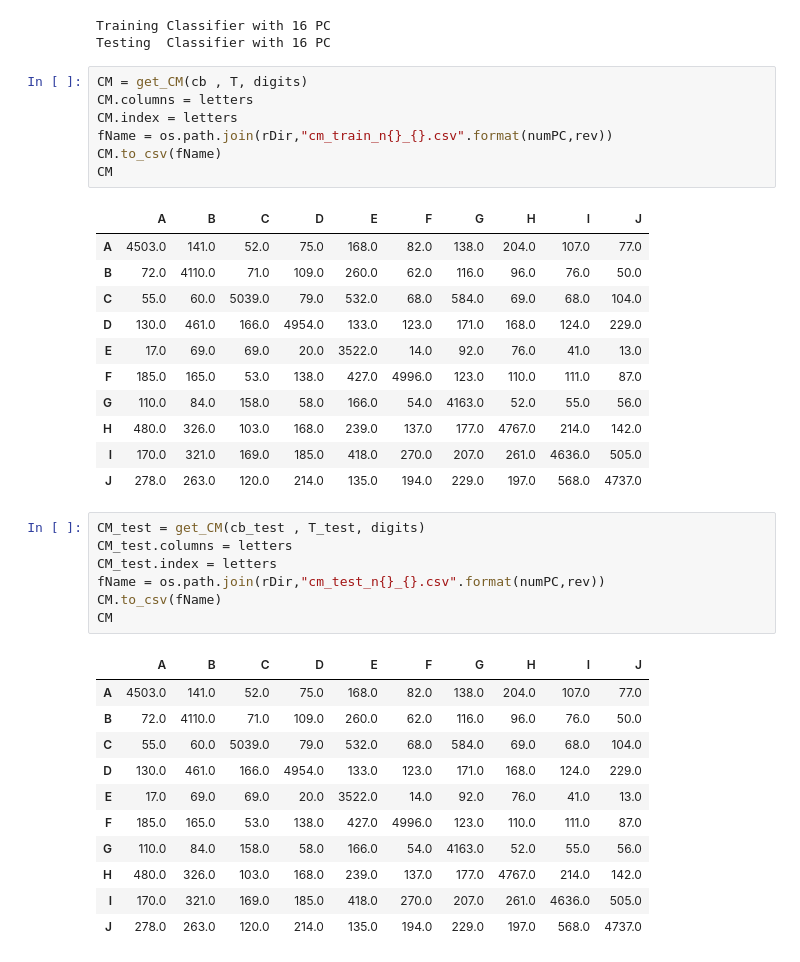
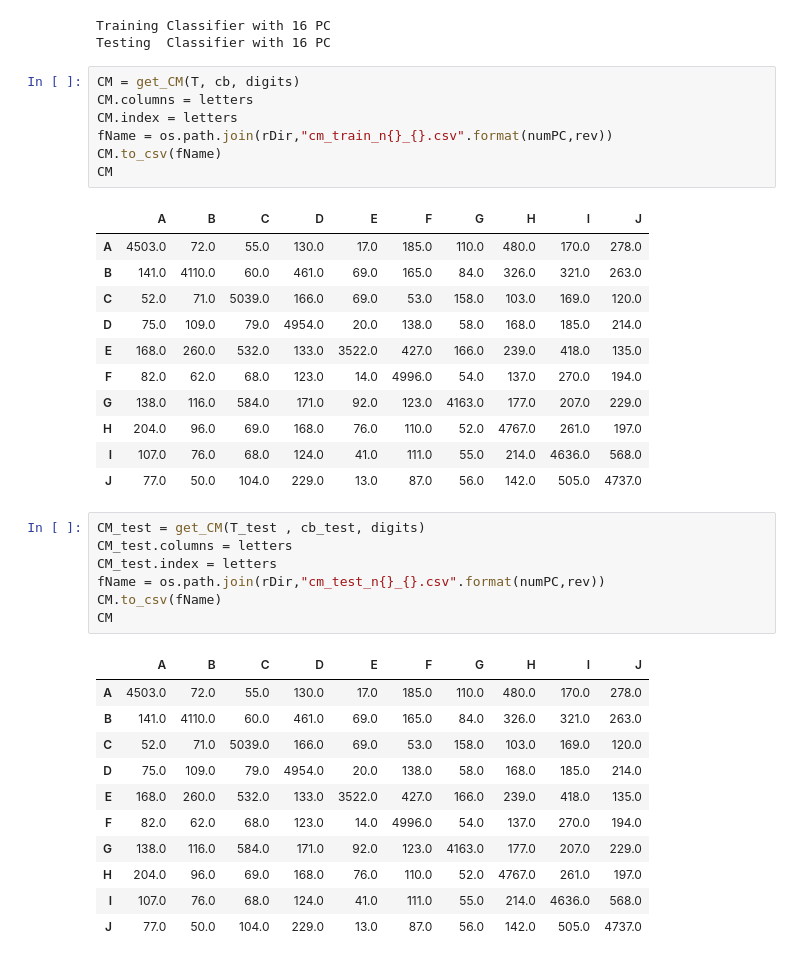
Before and after one commit to teambengio/finalproject, a Jupyter notebook: finalproject-L.ipynb, the cells around one changed output. Drawn from its saved outputs; the diff is of its cells as text.

```diff
--- a/finalproject-L.ipynb
+++ b/finalproject-L.ipynb
@@ -713,26 +702,26 @@ cb, cb_test = train_and_test(X,T,X_test,T_test,digits,V,mu,numPC)
 Training Classifier with 16 PC
 Testing  Classifier with 16 PC
 # %%
-CM = get_CM(cb , T, digits)
+CM = get_CM(T, cb, digits)
 CM.columns = letters
 CM.index = letters
 fName = os.path.join(rDir,"cm_train_n{}_{}.csv".format(numPC,rev))
 CM.to_csv(fName)
 CM
 # %% [output]
 |  | A | B | C | D | E | F | G | H | I | J |
-| A | 4503.0 | 141.0 | 52.0 | 75.0 | 168.0 | 82.0 | 138.0 | 204.0 | 107.0 | 77.0 |
-| B | 72.0 | 4110.0 | 71.0 | 109.0 | 260.0 | 62.0 | 116.0 | 96.0 | 76.0 | 50.0 |
-| C | 55.0 | 60.0 | 5039.0 | 79.0 | 532.0 | 68.0 | 584.0 | 69.0 | 68.0 | 104.0 |
-| D | 130.0 | 461.0 | 166.0 | 4954.0 | 133.0 | 123.0 | 171.0 | 168.0 | 124.0 | 229.0 |
-| E | 17.0 | 69.0 | 69.0 | 20.0 | 3522.0 | 14.0 | 92.0 | 76.0 | 41.0 | 13.0 |
-| F | 185.0 | 165.0 | 53.0 | 138.0 | 427.0 | 4996.0 | 123.0 | 110.0 | 111.0 | 87.0 |
-| G | 110.0 | 84.0 | 158.0 | 58.0 | 166.0 | 54.0 | 4163.0 | 52.0 | 55.0 | 56.0 |
-| H | 480.0 | 326.0 | 103.0 | 168.0 | 239.0 | 137.0 | 177.0 | 4767.0 | 214.0 | 142.0 |
-| I | 170.0 | 321.0 | 169.0 | 185.0 | 418.0 | 270.0 | 207.0 | 261.0 | 4636.0 | 505.0 |
-| J | 278.0 | 263.0 | 120.0 | 214.0 | 135.0 | 194.0 | 229.0 | 197.0 | 568.0 | 4737.0 |
+| A | 4503.0 | 72.0 | 55.0 | 130.0 | 17.0 | 185.0 | 110.0 | 480.0 | 170.0 | 278.0 |
+| B | 141.0 | 4110.0 | 60.0 | 461.0 | 69.0 | 165.0 | 84.0 | 326.0 | 321.0 | 263.0 |
+| C | 52.0 | 71.0 | 5039.0 | 166.0 | 69.0 | 53.0 | 158.0 | 103.0 | 169.0 | 120.0 |
+| D | 75.0 | 109.0 | 79.0 | 4954.0 | 20.0 | 138.0 | 58.0 | 168.0 | 185.0 | 214.0 |
+| E | 168.0 | 260.0 | 532.0 | 133.0 | 3522.0 | 427.0 | 166.0 | 239.0 | 418.0 | 135.0 |
+| F | 82.0 | 62.0 | 68.0 | 123.0 | 14.0 | 4996.0 | 54.0 | 137.0 | 270.0 | 194.0 |
+| G | 138.0 | 116.0 | 584.0 | 171.0 | 92.0 | 123.0 | 4163.0 | 177.0 | 207.0 | 229.0 |
+| H | 204.0 | 96.0 | 69.0 | 168.0 | 76.0 | 110.0 | 52.0 | 4767.0 | 261.0 | 197.0 |
+| I | 107.0 | 76.0 | 68.0 | 124.0 | 41.0 | 111.0 | 55.0 | 214.0 | 4636.0 | 568.0 |
+| J | 77.0 | 50.0 | 104.0 | 229.0 | 13.0 | 87.0 | 56.0 | 142.0 | 505.0 | 4737.0 |
 # %%
-CM_test = get_CM(cb_test , T_test, digits)
+CM_test = get_CM(T_test , cb_test, digits)
 CM_test.columns = letters
 CM_test.index = letters
 fName = os.path.join(rDir,"cm_test_n{}_{}.csv".format(numPC,rev))
@@ -740,14 +729,14 @@ CM.to_csv(fName)
 CM
 # %% [output]
 |  | A | B | C | D | E | F | G | H | I | J |
-| A | 4503.0 | 141.0 | 52.0 | 75.0 | 168.0 | 82.0 | 138.0 | 204.0 | 107.0 | 77.0 |
-| B | 72.0 | 4110.0 | 71.0 | 109.0 | 260.0 | 62.0 | 116.0 | 96.0 | 76.0 | 50.0 |
-| C | 55.0 | 60.0 | 5039.0 | 79.0 | 532.0 | 68.0 | 584.0 | 69.0 | 68.0 | 104.0 |
-| D | 130.0 | 461.0 | 166.0 | 4954.0 | 133.0 | 123.0 | 171.0 | 168.0 | 124.0 | 229.0 |
-| E | 17.0 | 69.0 | 69.0 | 20.0 | 3522.0 | 14.0 | 92.0 | 76.0 | 41.0 | 13.0 |
-| F | 185.0 | 165.0 | 53.0 | 138.0 | 427.0 | 4996.0 | 123.0 | 110.0 | 111.0 | 87.0 |
-| G | 110.0 | 84.0 | 158.0 | 58.0 | 166.0 | 54.0 | 4163.0 | 52.0 | 55.0 | 56.0 |
-| H | 480.0 | 326.0 | 103.0 | 168.0 | 239.0 | 137.0 | 177.0 | 4767.0 | 214.0 | 142.0 |
-| I | 170.0 | 321.0 | 169.0 | 185.0 | 418.0 | 270.0 | 207.0 | 261.0 | 4636.0 | 505.0 |
-| J | 278.0 | 263.0 | 120.0 | 214.0 | 135.0 | 194.0 | 229.0 | 197.0 | 568.0 | 4737.0 |
+| A | 4503.0 | 72.0 | 55.0 | 130.0 | 17.0 | 185.0 | 110.0 | 480.0 | 170.0 | 278.0 |
+| B | 141.0 | 4110.0 | 60.0 | 461.0 | 69.0 | 165.0 | 84.0 | 326.0 | 321.0 | 263.0 |
+| C | 52.0 | 71.0 | 5039.0 | 166.0 | 69.0 | 53.0 | 158.0 | 103.0 | 169.0 | 120.0 |
+| D | 75.0 | 109.0 | 79.0 | 4954.0 | 20.0 | 138.0 | 58.0 | 168.0 | 185.0 | 214.0 |
+| E | 168.0 | 260.0 | 532.0 | 133.0 | 3522.0 | 427.0 | 166.0 | 239.0 | 418.0 | 135.0 |
+| F | 82.0 | 62.0 | 68.0 | 123.0 | 14.0 | 4996.0 | 54.0 | 137.0 | 270.0 | 194.0 |
+| G | 138.0 | 116.0 | 584.0 | 171.0 | 92.0 | 123.0 | 4163.0 | 177.0 | 207.0 | 229.0 |
+| H | 204.0 | 96.0 | 69.0 | 168.0 | 76.0 | 110.0 | 52.0 | 4767.0 | 261.0 | 197.0 |
+| I | 107.0 | 76.0 | 68.0 | 124.0 | 41.0 | 111.0 | 55.0 | 214.0 | 4636.0 | 568.0 |
+| J | 77.0 | 50.0 | 104.0 | 229.0 | 13.0 | 87.0 | 56.0 | 142.0 | 505.0 | 4737.0 |
 # %%
```
Also changed, not shown: parts of 3 cells of this notebook, 2 other files.
